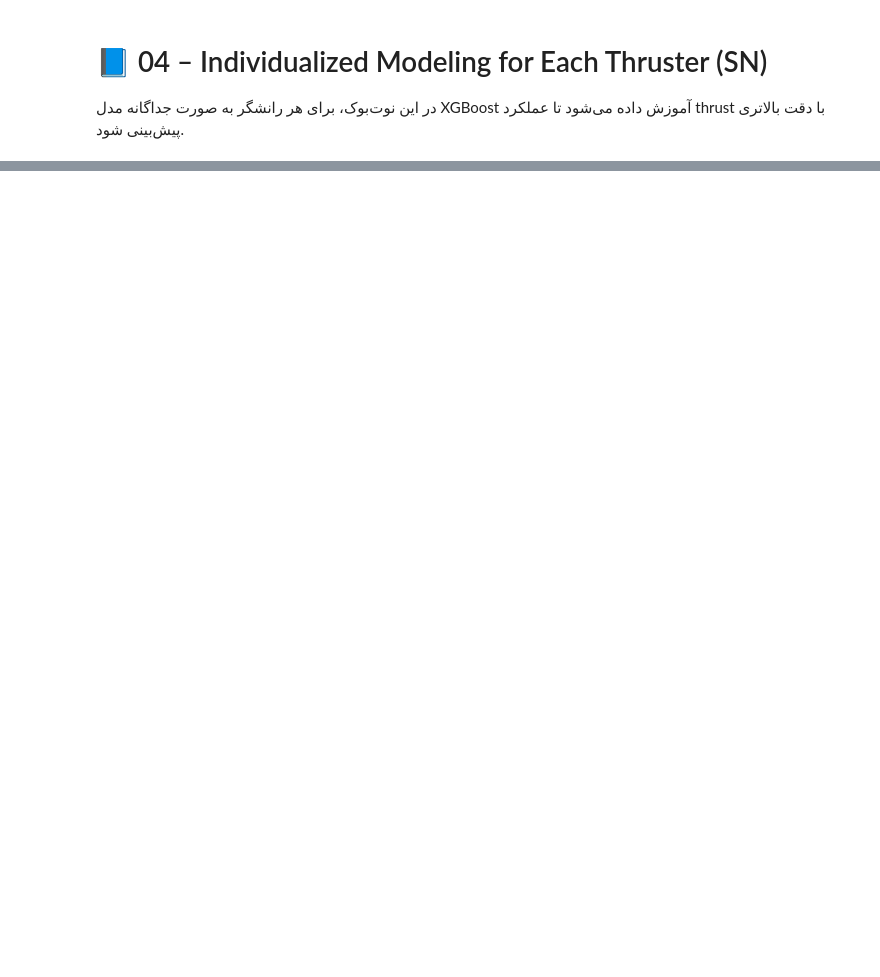
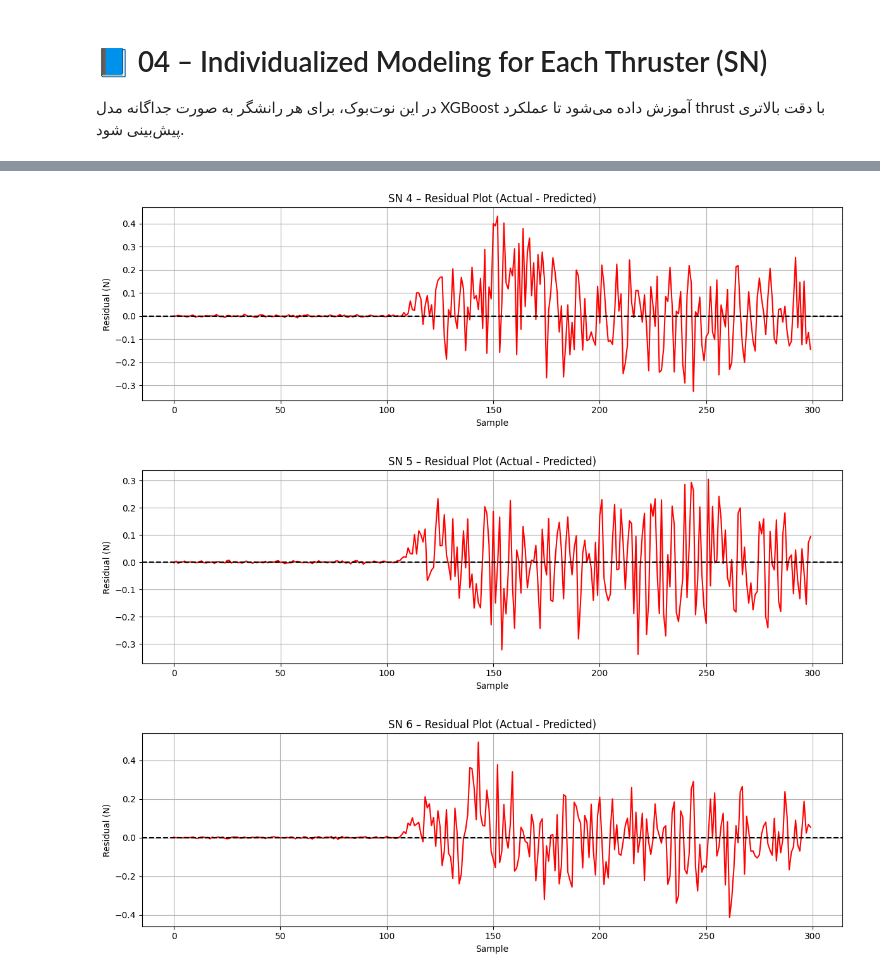
Before and after one commit to KingGester/spacecraft-thruster-prediction, a Jupyter notebook: notebooks/04_individualized_modeling.ipynb, the cells around one changed output, grey strips where cells are left out. Cells and saved outputs as stored; diff of their text form; code cells hidden in the pictures; blank space fills up the shorter version.

```diff
--- a/notebooks/04_individualized_modeling.ipynb
+++ b/notebooks/04_individualized_modeling.ipynb
@@ -3,0 +7,23 @@
+# %%
+import matplotlib.pyplot as plt
+
+def plot_residuals(sn, df, model, features, target='thrust', n_points=300):
+    df_sn = df[df['sn'] == sn].dropna(subset=features + [target])
+    if len(df_sn) < n_points:
+        print(f"⚠️ SN {sn}: داده کافی برای رسم Residuals وجود ندارد.")
+        return
+
+    X = df_sn[features].to_numpy()
+    y_true = df_sn[target].to_numpy()
+    y_pred = model.predict(X)
+    residuals = y_true - y_pred
+
+    plt.figure(figsize=(12, 4))
+    plt.plot(residuals[:n_points], color='red')
+    plt.axhline(0, linestyle='--', color='black')
+    plt.title(f"SN {sn} – Residual Plot (Actual - Predicted)")
+    plt.xlabel("Sample")
+    plt.ylabel("Residual (N)")
+    plt.grid(True)
+    plt.tight_layout()
+    plt.show()
@@ -3,0 +161,16 @@
+# %%
+for sn in df_train['sn'].unique():
+    df_sn = df_train[df_train['sn'] == sn]
+    if df_sn.shape[0] < 100:
+        print(f"⛔ SN {sn} داده کافی ندارد.")
+        continue
+
+    try:
+        model = joblib.load(f"models/individual/xgb_model_{sn}.joblib")
+        plot_residuals(sn, df_train, model, features)
+    except Exception as e:
+        print(f"⚠️ SN {sn}: خطا در لود مدل یا رسم نمودار: {e}")
+# %% [output]
+[figure, added]
+[figure, added]
+[figure, added]
```
Also changed, not shown: parts of 16 cells of this notebook, 13 other files.
